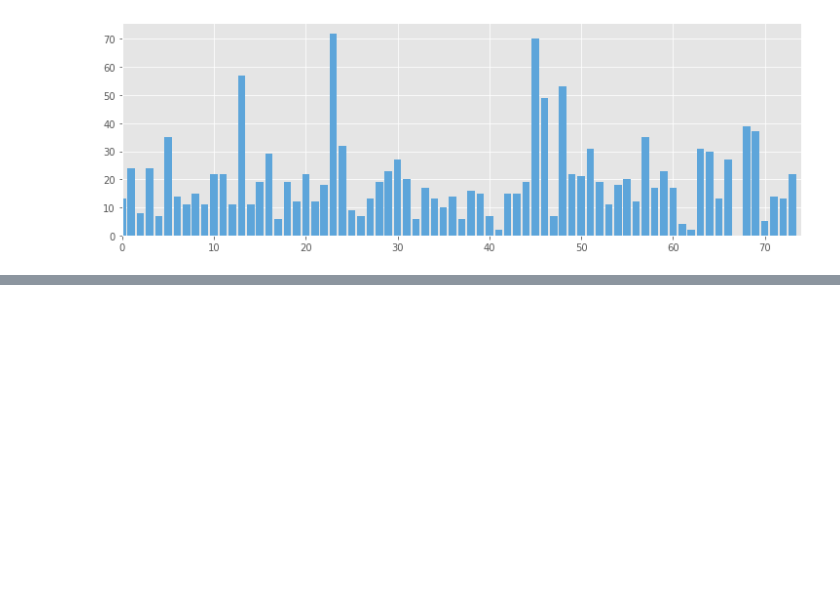
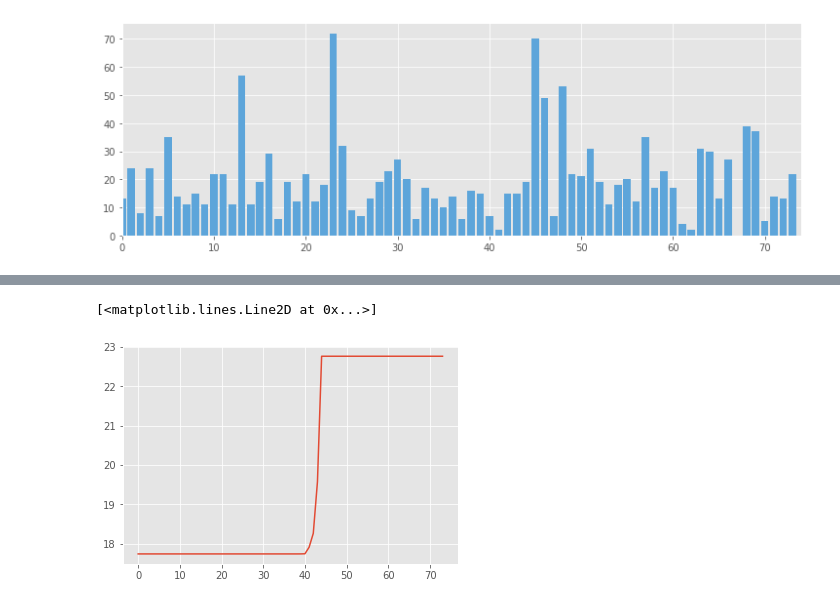
Before and after one commit to suriyadeepan/PracticalBayes, a Jupyter notebook: 2. Switch Point Analysis.ipynb, the cells around one changed output, grey strips where cells are left out. Cells and saved outputs as stored; diff of their text form; code cells hidden in the pictures; blank space fills up the shorter version.

```diff
--- a/2. Switch Point Analysis.ipynb
+++ b/2. Switch Point Analysis.ipynb
@@ -207,2 +295,7 @@ mode = stats.mode(evaluate(tau_samples))[0]
+# %%
+plt.plot(expectation)
+# %% [output]
+[<matplotlib.lines.Line2D at 0x...>]
+[figure, added]
 # %%
 plt.figure(figsize=(12.5, 9))
```
Also changed, not shown: parts of 31 cells of this notebook.
